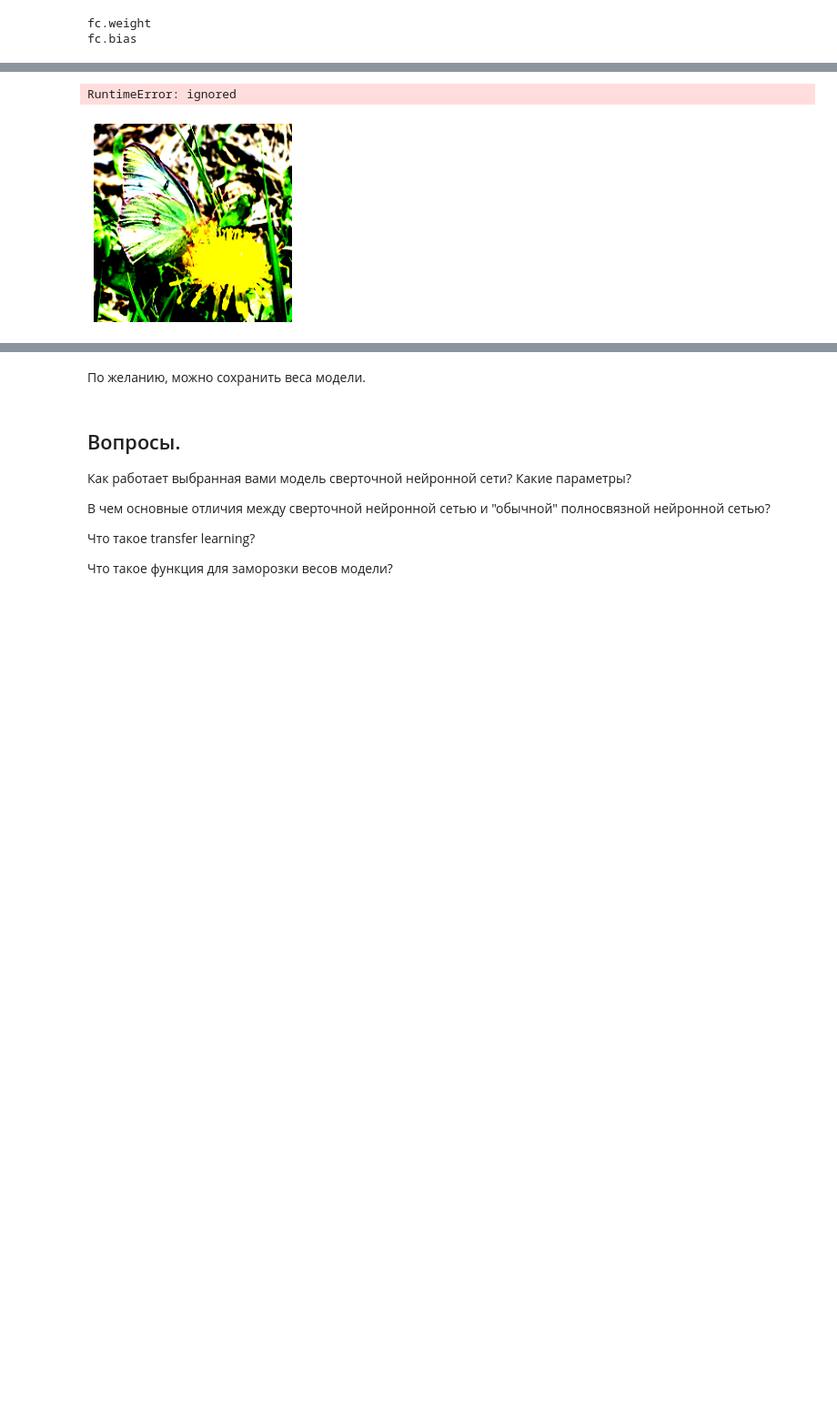
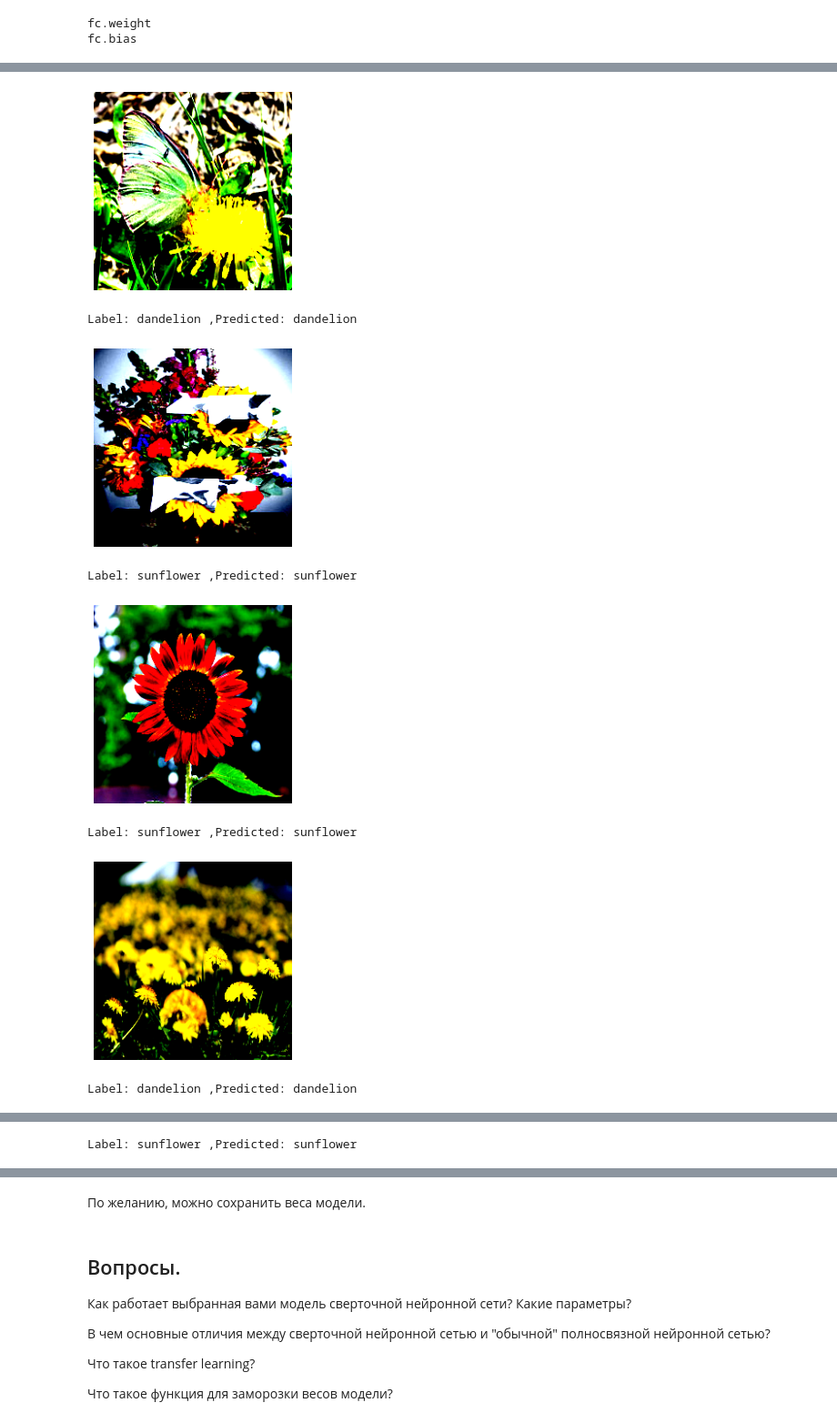
Before and after one commit to ProudFaceOfSUiR/AI_lab3, a Jupyter notebook: Copy_of_Практическая_работа_3_–_Сверточные_нейронные_сети.ipynb, the cells around one changed output, grey strips where cells are left out. Shown at 91% size. Drawn from its saved outputs; the diff is of its cells as text; code cells hidden in the pictures; blank space fills up the shorter version.

```diff
--- a/Copy_of_Практическая_работа_3_–_Сверточные_нейронные_сети.ipynb
+++ b/Copy_of_Практическая_работа_3_–_Сверточные_нейронные_сети.ipynb
@@ -467,26 +467,32 @@ plt.legend()
 # %%
 import matplotlib.pyplot as plt
 %matplotlib inline
 import warnings
 warnings.filterwarnings("ignore")
 
 def predict_image(img, model):
     # Преобразование to a batch of 1
     xb = img.unsqueeze(0).to(device)
     # Получение прогнозов от модели
     yb = model(xb)
     # Выбираем индекс с наибольшей вероятностью
     _, preds  = torch.max(yb, dim=1)
     # Получение метки класса
     return dataset.classes[preds[0].item()]
 
 for i in range(1,10):
   img, label = val_set[i]
   plt.imshow(img.clip(0,1).permute(1, 2, 0))
   plt.axis('off')
-  plt.title('Label: {}, Predicted: {}'.format(dataset.classes[label],predict_image(img, model)))
+  #plt.title('Label: {}, Predicted: {}'.format(dataset.classes[label],predict_image(img, model)))
   plt.show()
-  # print('Label:', dataset.classes[label], ',Predicted:', predict_image(img, ______))
+  print('Label:', dataset.classes[label], ',Predicted:', predict_image(img, resnet))
 # %% [output]
+[figure]
-RuntimeError: ignored
+Label: dandelion ,Predicted: dandelion
-[figure]
+[figure, added]
+Label: sunflower ,Predicted: sunflower
+[figure, added]
+Label: sunflower ,Predicted: sunflower
+[figure, added]
+Label: dandelion ,Predicted: dandelion
@@ -492,0 +500 @@ RuntimeError: ignored
+Label: sunflower ,Predicted: sunflower
```
Also changed, not shown: parts of 5 cells of this notebook.
